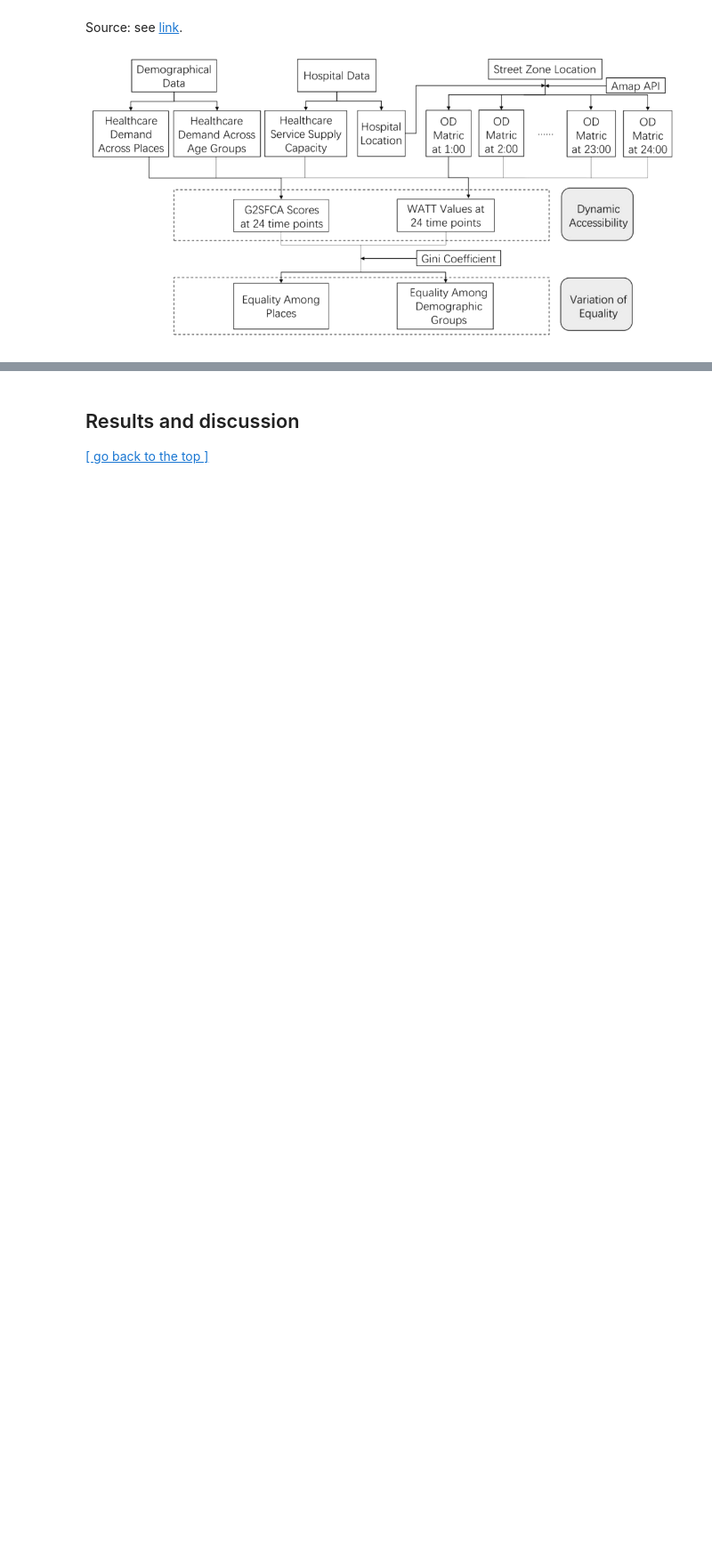
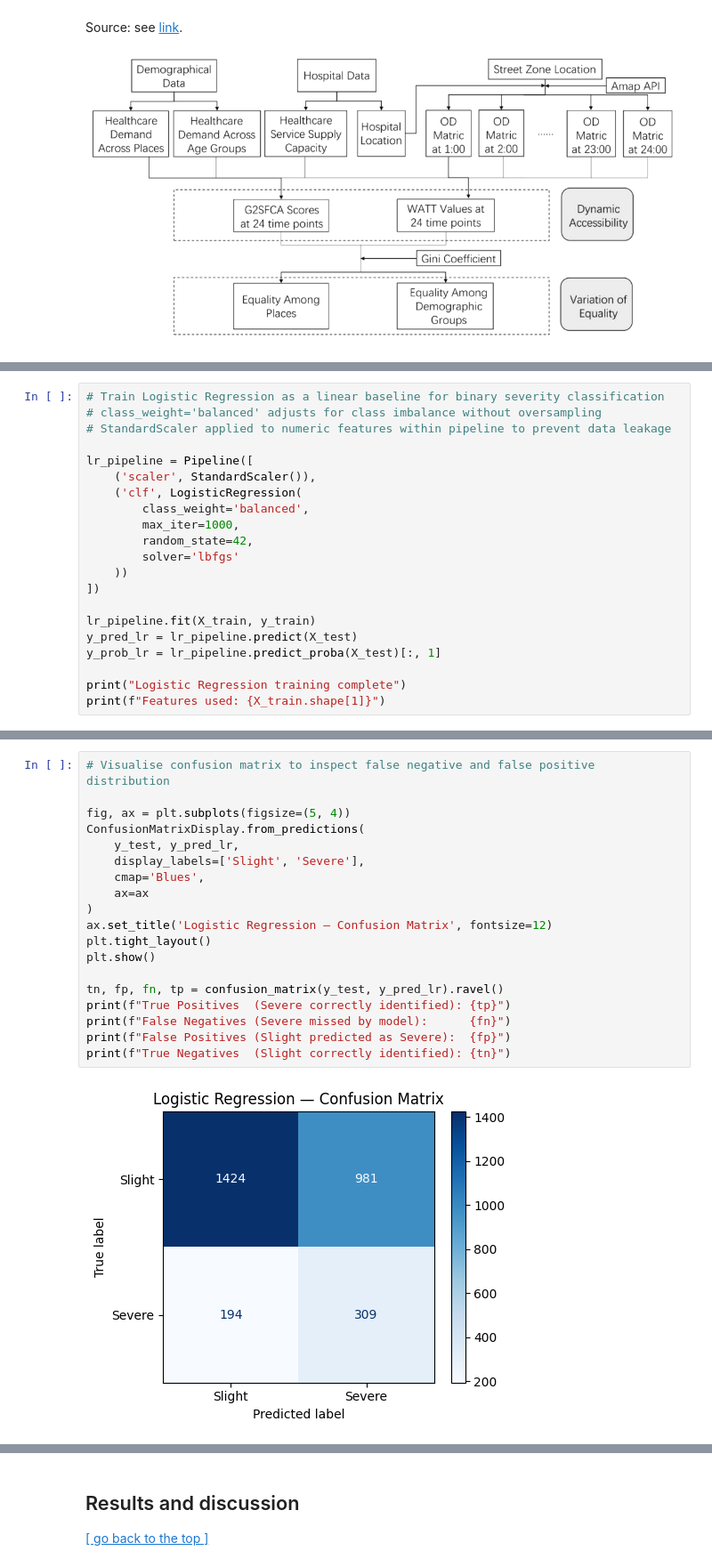
Before and after one commit to Alexia418/DSSS_Assessment, a Jupyter notebook: Submission.ipynb, the cells around one changed output, grey strips where cells are left out. Shown at 89% size. Cells and saved outputs as stored; diff of their text form; blank space fills up the shorter version.

```diff
--- a/Submission.ipynb
+++ b/Submission.ipynb
@@ -690,0 +804,21 @@ Source: see [link](https://linkinghub.elsevier.com/retrieve/pii/S221067072200443
+# %%
+# Train Logistic Regression as a linear baseline for binary severity classification
+# class_weight='balanced' adjusts for class imbalance without oversampling
+# StandardScaler applied to numeric features within pipeline to prevent data leakage
+
+lr_pipeline = Pipeline([
+    ('scaler', StandardScaler()),
+    ('clf', LogisticRegression(
+        class_weight='balanced',
+        max_iter=1000,
+        random_state=42,
+        solver='lbfgs'
+    ))
+])
+
+lr_pipeline.fit(X_train, y_train)
+y_pred_lr = lr_pipeline.predict(X_test)
+y_prob_lr = lr_pipeline.predict_proba(X_test)[:, 1]
+
+print("Logistic Regression training complete")
+print(f"Features used: {X_train.shape[1]}")
@@ -690,0 +874,21 @@ Source: see [link](https://linkinghub.elsevier.com/retrieve/pii/S221067072200443
+# %%
+# Visualise confusion matrix to inspect false negative and false positive distribution
+
+fig, ax = plt.subplots(figsize=(5, 4))
+ConfusionMatrixDisplay.from_predictions(
+    y_test, y_pred_lr,
+    display_labels=['Slight', 'Severe'],
+    cmap='Blues',
+    ax=ax
+)
+ax.set_title('Logistic Regression — Confusion Matrix', fontsize=12)
+plt.tight_layout()
+plt.show()
+
+tn, fp, fn, tp = confusion_matrix(y_test, y_pred_lr).ravel()
+print(f"True Positives  (Severe correctly identified): {tp}")
+print(f"False Negatives (Severe missed by model):      {fn}")
+print(f"False Positives (Slight predicted as Severe):  {fp}")
+print(f"True Negatives  (Slight correctly identified): {tn}")
+# %% [output]
+[figure, added]
```
Also changed, not shown: parts of 24 cells of this notebook, 1 other file.
